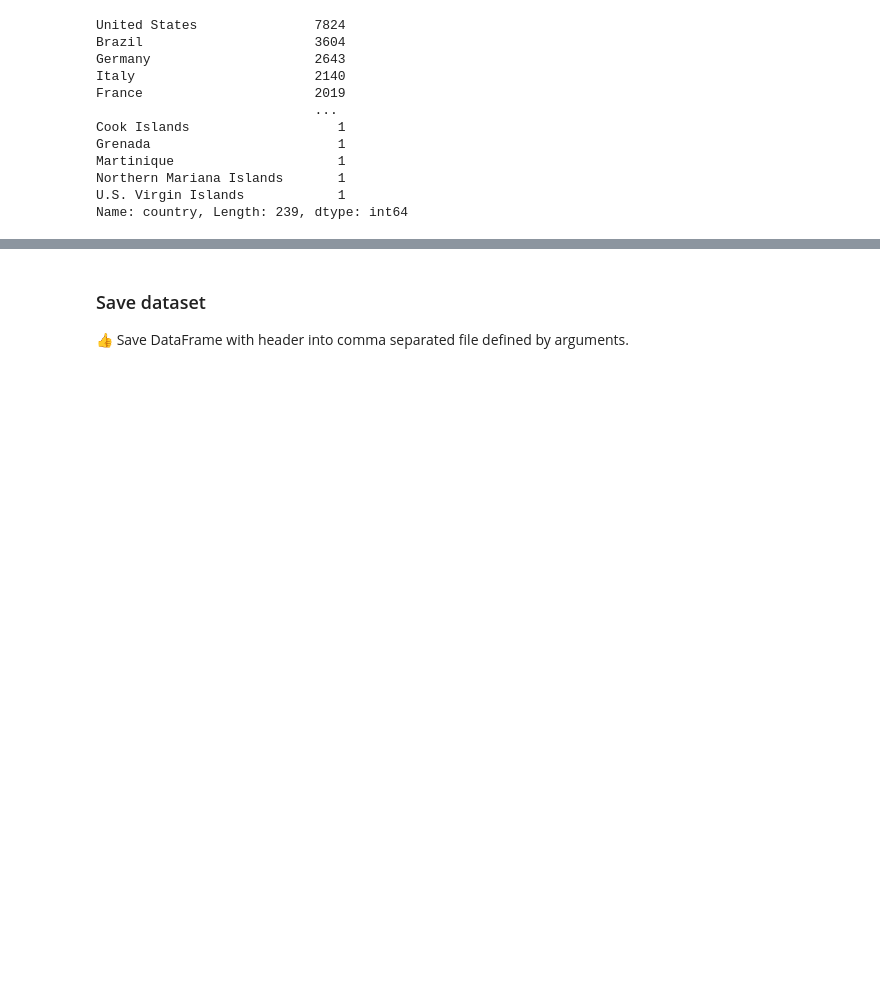
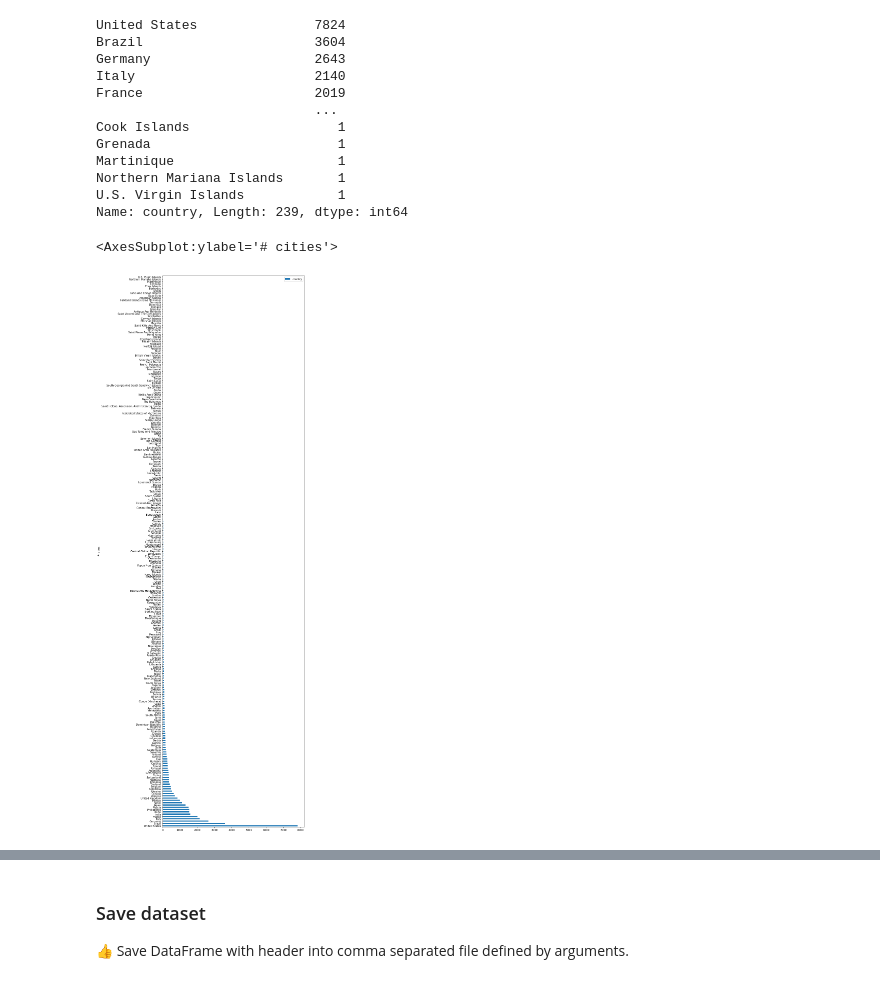
Before and after one commit to bzitko/nlp_repo, a Jupyter notebook: assignments/a03/nlp_a03.1_city_munge_solution.ipynb, the cells around one changed output, grey strips where cells are left out. Cells and saved outputs as stored; diff of their text form; code cells hidden in the pictures; blank space fills up the shorter version.

```diff
--- a/assignments/a03/nlp_a03.1_city_munge_solution.ipynb
+++ b/assignments/a03/nlp_a03.1_city_munge_solution.ipynb
@@ -69,6 +71,11 @@ Martinique                     1
 Northern Mariana Islands       1
 U.S. Virgin Islands            1
 Name: country, Length: 239, dtype: int64
+# %%
+pd.DataFrame(cities.country.value_counts()).plot.barh(xlabel="# cities", figsize=(10, 40))
+# %% [output]
+<AxesSubplot:ylabel='# cities'>
+[figure, added]
 # %% [markdown]
 ### Split to TRAIN, VAL, TEST
 
```
Also changed, not shown: parts of 13 cells of this notebook, 4 other files.
